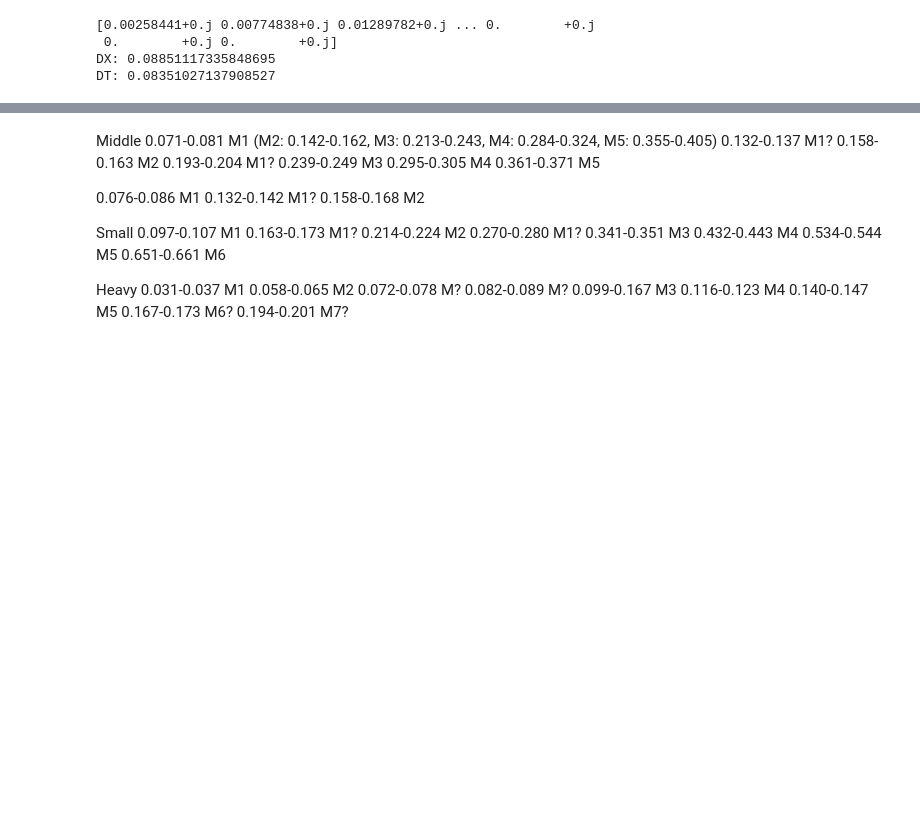
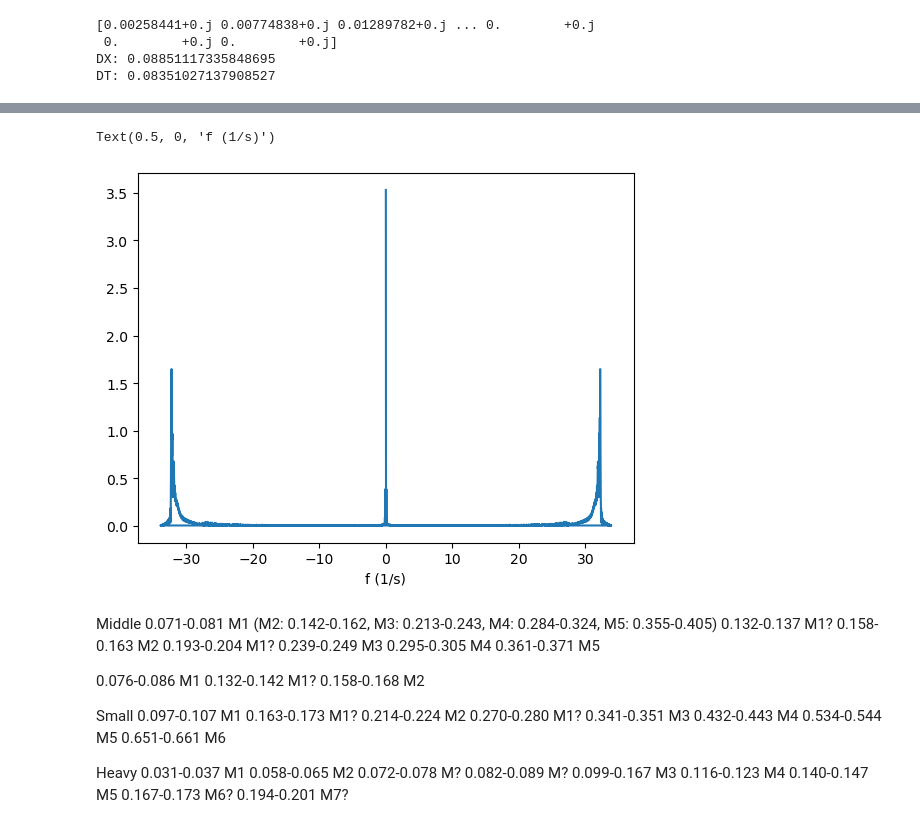
Before and after one commit to bkklee/BosonStar, a Jupyter notebook: Crank-Nicolson_v5.ipynb, the cells around one changed output, grey strips where cells are left out. Cells and saved outputs as stored; diff of their text form; code cells hidden in the pictures; blank space fills up the shorter version.

```diff
--- a/Crank-Nicolson_v5.ipynb
+++ b/Crank-Nicolson_v5.ipynb
@@ -268,3 +302,20 @@ plt.show()
+# %%
+sp = np.fft.fft(pressureGradient)
+freq = np.fft.fftfreq(len(pressureGradient), d=dt)*omegaA/5.391247e-44
+
+for i in range(len(freq)):
+    if(freq[i]<=-10.0 or freq[i]>=10.0):
+        sp[i] = 0.0
+
+yo =
+
+plt.plot(freq, np.absolute(sp))
+#plt.xlim(0.01,0.4)
+#plt.ylim(0.0,100000)
+plt.xlabel("f (1/s)")
+# %% [output]
+Text(0.5, 0, 'f (1/s)')
+[figure, added]
 # %% [markdown]
 Middle
 0.071-0.081			M1 (M2: 0.142-0.162, M3: 0.213-0.243, M4: 0.284-0.324, M5: 0.355-0.405)
```
Also changed, not shown: parts of 10 cells of this notebook.
